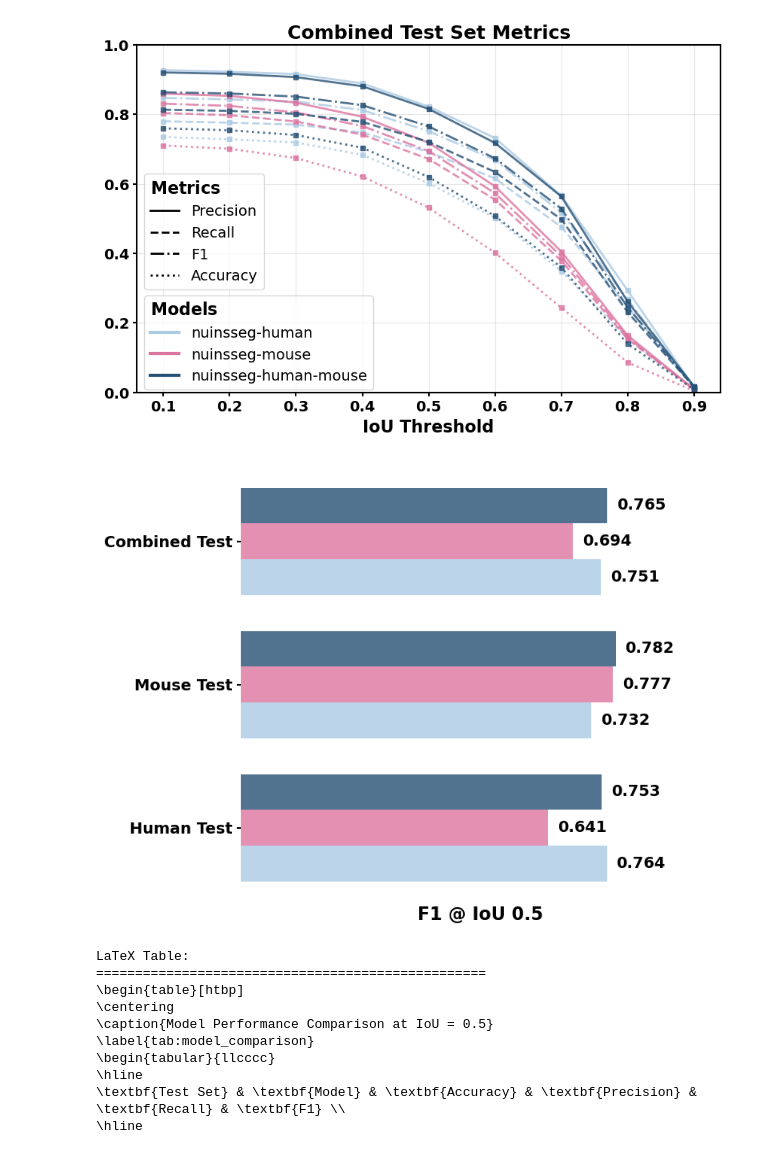
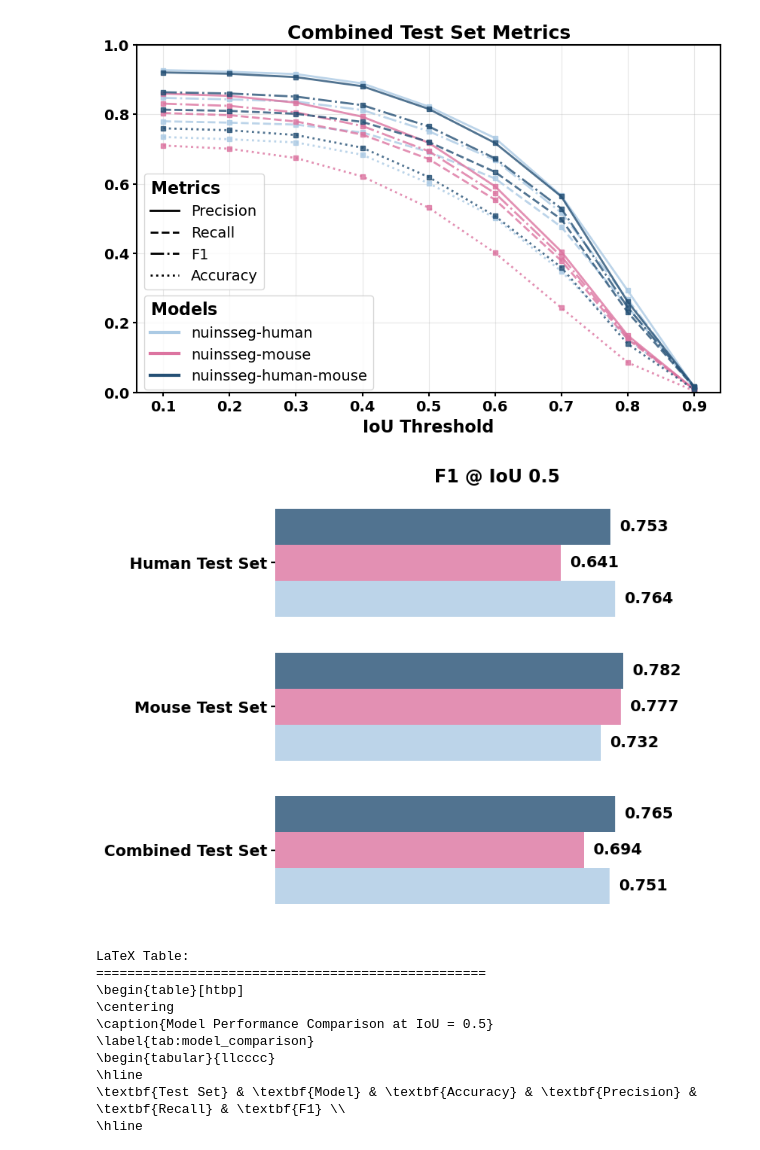
Before and after one commit to naturalhabitat/stardist-nuinsseg-model-training, a Jupyter notebook: plot_training_results.ipynb, the cells around one changed output. Drawn from its saved outputs; the diff is of its cells as text; code cells hidden in the pictures.

Commit message:
changed plotting order for F1 comparison to be consistent with evaluation metrics table

```diff
--- a/plot_training_results.ipynb
+++ b/plot_training_results.ipynb
@@ -186,8 +186,9 @@ import numpy as np
 import matplotlib.pyplot as plt
 
 f1_data = {}
-test_set_names = ['human_test', 'mouse_test', 'combined_test']
-test_set_labels = ['Human Test', 'Mouse Test', 'Combined Test']
+# Change order to desired display: combined at bottom, mouse in middle, human at top
+test_set_names = ['combined_test', 'mouse_test', 'human_test']
+test_set_labels = ['Combined Test Set', 'Mouse Test Set', 'Human Test Set']
 
 for model_name in eval_results.keys():
     f1_data[model_name] = []
@@ -216,40 +217,41 @@ for i, (model_name, f1_scores) in enumerate(f1_data.items()):
            alpha=0.8)
 
 # Customize the plot
-ax.set_xlabel('F1 @ IoU 0.5', fontsize=16, fontweight='bold')
+# ax.set_xlabel('F1 @ IoU 0.5', fontsize=16, fontweight='bold')
 ax.set_yticks(y + height)
 ax.set_yticklabels(test_set_labels)
 ax.set_xlim([0, 1])
+ax.set_title('F1 @ IoU 0.5', fontsize=16, fontweight='bold')
 
 # Remove surrounding box and x-axis
 ax.spines['top'].set_visible(False)
 ax.spines['right'].set_visible(False)
 ax.spines['left'].set_visible(False)
 ax.spines['bottom'].set_visible(False)
 ax.set_xticks([])
 ax.tick_params(bottom=False)
 
 ax.tick_params(width=1.5, labelsize=14)
 for label in ax.get_xticklabels() + ax.get_yticklabels():
     label.set_fontweight('bold')
 
 # Add legend
 # ax.legend(title='$\\bf{Models}$', title_fontsize=12, fontsize=10, loc='lower right', alignment='left')
 
 # Add value labels on the right of bars
 for i, (model_name, f1_scores) in enumerate(f1_data.items()):
     for j, score in enumerate(f1_scores):
         if score > 0:  # Only show labels for non-zero values
             ax.text(score + 0.02, j + i * height, f'{score:.3f}',
                    ha='left', va='center',
                    fontsize=14, fontweight='bold')
 
 plt.tight_layout()
 plt.savefig(plot_dir / f'stardist_nuinsseg_evaluation_F1.pdf', bbox_inches='tight', dpi=300)
 
 plt.show()
 # %% [output]
-[figure, old version]
+[figure, new version]
 # %%
 def generate_latex_table():
     # Extract metrics at IoU 0.5 for all models and test sets
```
